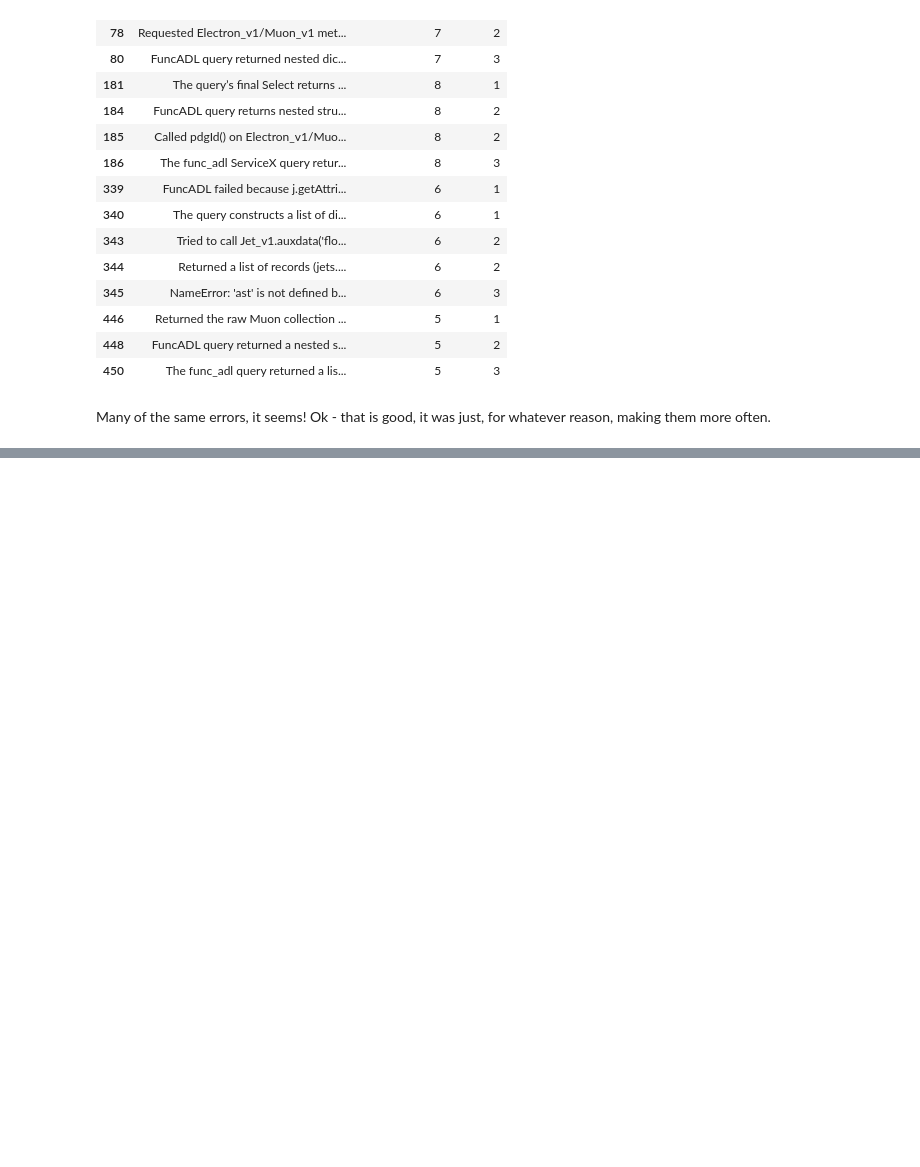
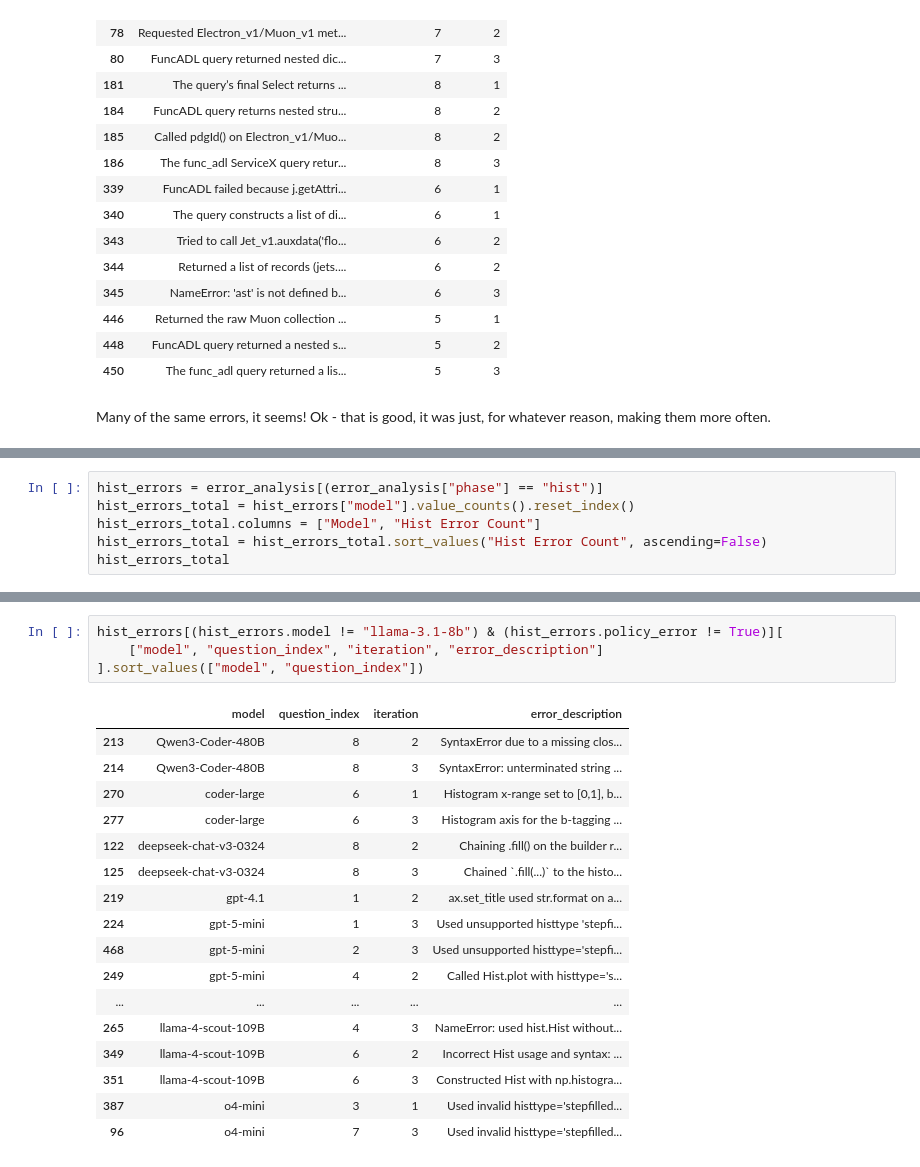
Before and after one commit to gordonwatts/atlas-plot-agent, a Jupyter notebook: notebooks/adl-benchmarks/direct-query-error-analysis.ipynb, the cells around one changed output, grey strips where cells are left out. Saved outputs shown, nothing was run; the diff lists cells and outputs as text; blank space fills up the shorter version.

```diff
--- a/notebooks/adl-benchmarks/direct-query-error-analysis.ipynb
+++ b/notebooks/adl-benchmarks/direct-query-error-analysis.ipynb
@@ -302,0 +391,6 @@ Many of the same errors, it seems! Ok - that is good, it was just, for whatever
+# %%
+hist_errors = error_analysis[(error_analysis["phase"] == "hist")]
+hist_errors_total = hist_errors["model"].value_counts().reset_index()
+hist_errors_total.columns = ["Model", "Hist Error Count"]
+hist_errors_total = hist_errors_total.sort_values("Hist Error Count", ascending=False)
+hist_errors_total
@@ -302,0 +443,22 @@ Many of the same errors, it seems! Ok - that is good, it was just, for whatever
+# %%
+hist_errors[(hist_errors.model != "llama-3.1-8b") & (hist_errors.policy_error != True)][
+    ["model", "question_index", "iteration", "error_description"]
+].sort_values(["model", "question_index"])
+# %% [output]
+|  | model | question_index | iteration | error_description |
+| 213 | Qwen3-Coder-480B | 8 | 2 | SyntaxError due to a missing clos... |
+| 214 | Qwen3-Coder-480B | 8 | 3 | SyntaxError: unterminated string ... |
+| 270 | coder-large | 6 | 1 | Histogram x-range set to [0,1], b... |
+| 277 | coder-large | 6 | 3 | Histogram axis for the b-tagging ... |
+| 122 | deepseek-chat-v3-0324 | 8 | 2 | Chaining .fill() on the builder r... |
+| 125 | deepseek-chat-v3-0324 | 8 | 3 | Chained `.fill(...)` to the histo... |
+| 219 | gpt-4.1 | 1 | 2 | ax.set_title used str.format on a... |
+| 224 | gpt-5-mini | 1 | 3 | Used unsupported histtype 'stepfi... |
+| 468 | gpt-5-mini | 2 | 3 | Used unsupported histtype='stepfi... |
+| 249 | gpt-5-mini | 4 | 2 | Called Hist.plot with histtype='s... |
+| ... | ... | ... | ... | ... |
+| 265 | llama-4-scout-109B | 4 | 3 | NameError: used hist.Hist without... |
+| 349 | llama-4-scout-109B | 6 | 2 | Incorrect Hist usage and syntax: ... |
+| 351 | llama-4-scout-109B | 6 | 3 | Constructed Hist with np.histogra... |
+| 387 | o4-mini | 3 | 1 | Used invalid histtype='stepfilled... |
+| 96 | o4-mini | 7 | 3 | Used invalid histtype='stepfilled... |
```
Also changed, not shown: parts of 12 cells of this notebook.
